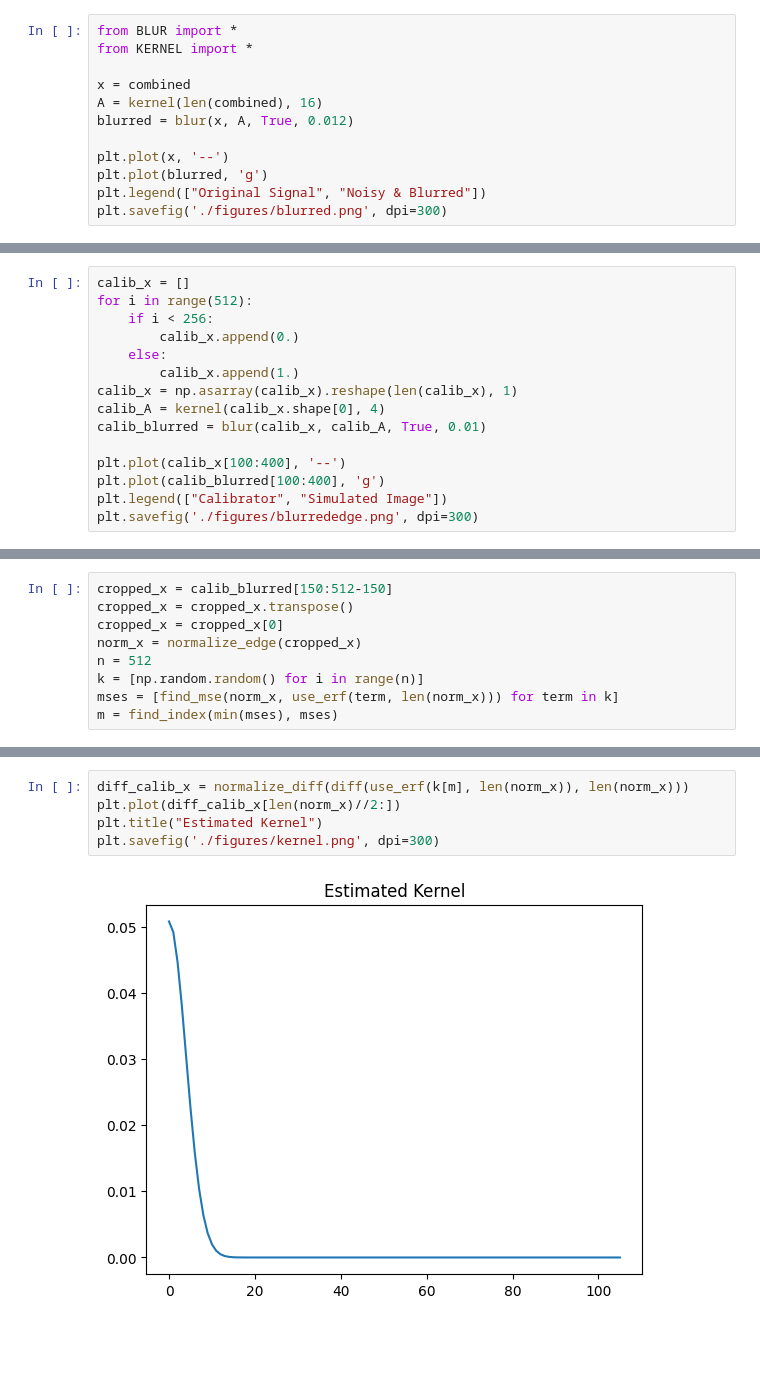
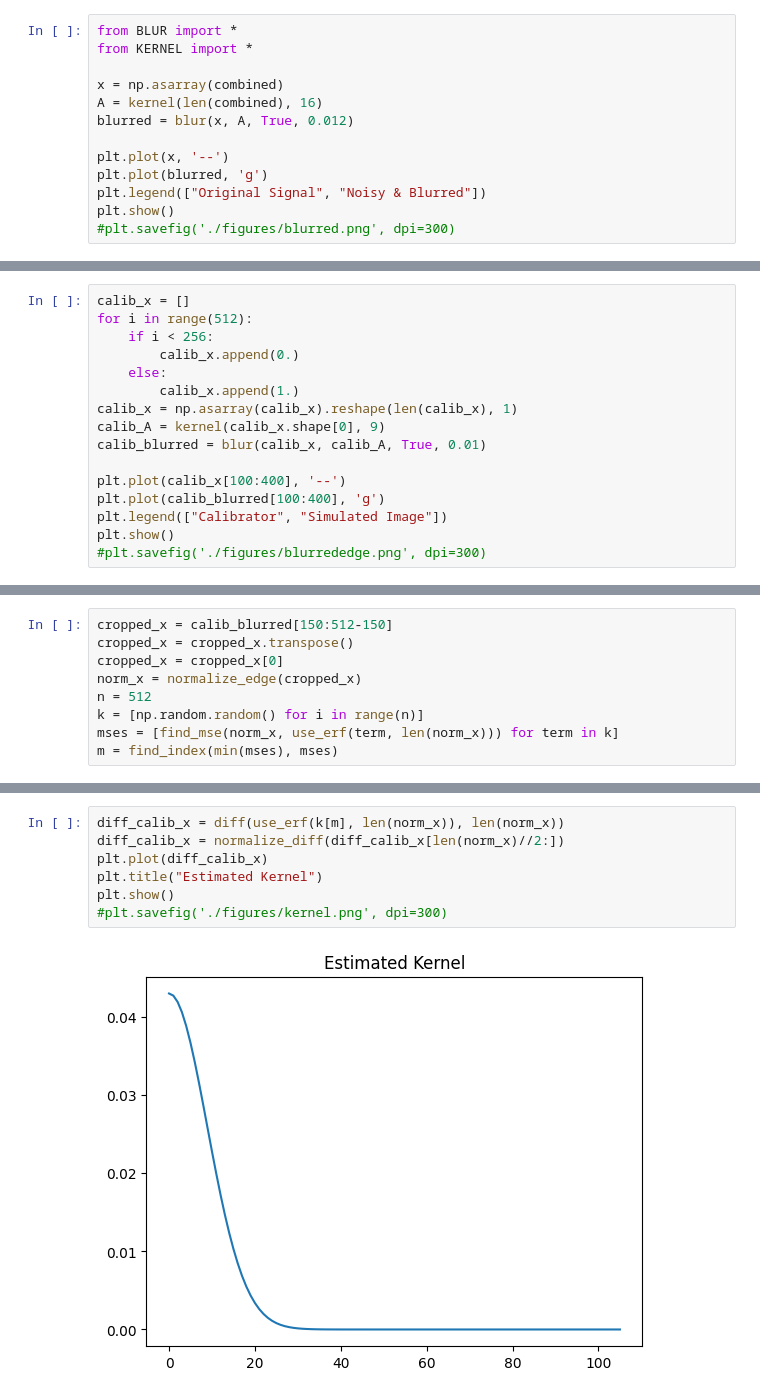
Before and after one commit to tpasfieldERAU/REU_Deblur, a Jupyter notebook: test_notebooks/presentation_graphics.ipynb, the cells around one changed output, grey strips where cells are left out. Cells and saved outputs as stored; diff of their text form; blank space fills up the shorter version.

```diff
--- a/test_notebooks/presentation_graphics.ipynb
+++ b/test_notebooks/presentation_graphics.ipynb
@@ -79,11 +88,12 @@ plt.savefig('./figures/subplots.png', dpi=300)
 from BLUR import *
 from KERNEL import *
 
-x = combined
+x = np.asarray(combined)
 A = kernel(len(combined), 16)
 blurred = blur(x, A, True, 0.012)
 
 plt.plot(x, '--')
 plt.plot(blurred, 'g')
 plt.legend(["Original Signal", "Noisy & Blurred"])
-plt.savefig('./figures/blurred.png', dpi=300)
+plt.show()
+#plt.savefig('./figures/blurred.png', dpi=300)
@@ -95,10 +107,11 @@ for i in range(512):
     else:
         calib_x.append(1.)
 calib_x = np.asarray(calib_x).reshape(len(calib_x), 1)
-calib_A = kernel(calib_x.shape[0], 4)
+calib_A = kernel(calib_x.shape[0], 9)
 calib_blurred = blur(calib_x, calib_A, True, 0.01)
 
 plt.plot(calib_x[100:400], '--')
 plt.plot(calib_blurred[100:400], 'g')
 plt.legend(["Calibrator", "Simulated Image"])
-plt.savefig('./figures/blurrededge.png', dpi=300)
+plt.show()
+#plt.savefig('./figures/blurrededge.png', dpi=300)
@@ -173,7 +189,9 @@ plt.savefig('./figures/fitcurve.png')
 # %%
-diff_calib_x = normalize_diff(diff(use_erf(k[m], len(norm_x)), len(norm_x)))
-plt.plot(diff_calib_x[len(norm_x)//2:])
+diff_calib_x = diff(use_erf(k[m], len(norm_x)), len(norm_x))
+diff_calib_x = normalize_diff(diff_calib_x[len(norm_x)//2:])
+plt.plot(diff_calib_x)
 plt.title("Estimated Kernel")
-plt.savefig('./figures/kernel.png', dpi=300)
+plt.show()
+#plt.savefig('./figures/kernel.png', dpi=300)
 # %% [output]
-[figure, old version]
+[figure, new version]
```
Also changed, not shown: parts of 11 cells of this notebook.
